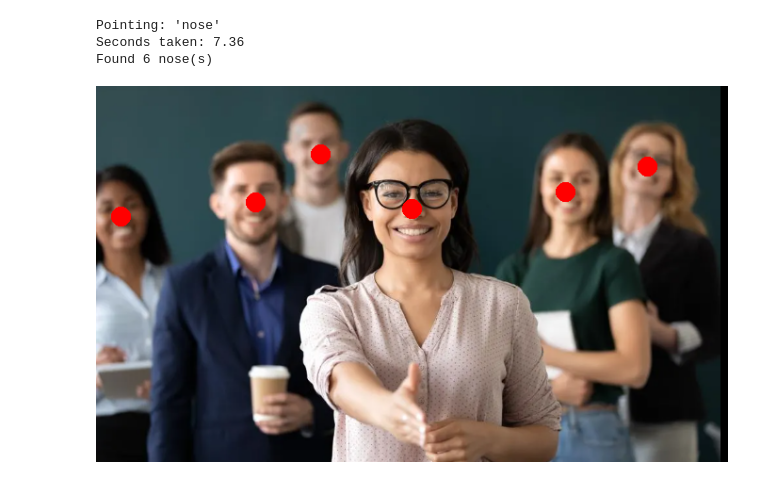
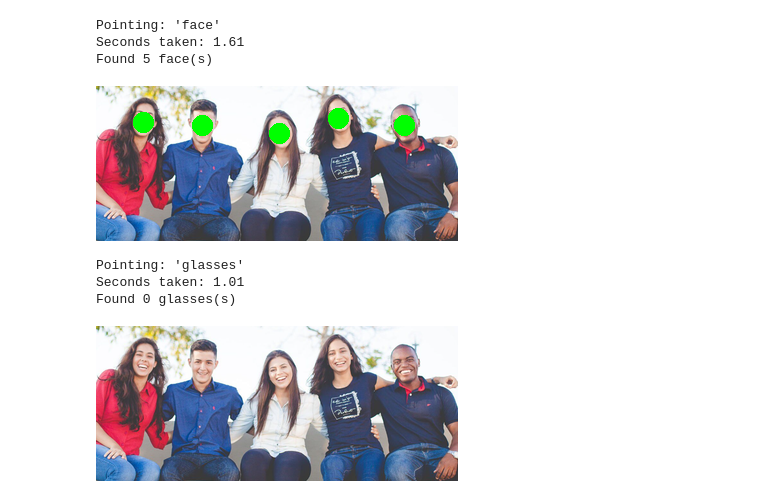
Before and after one commit to brockbrownwork/omnibot_2000, a Jupyter notebook: moondream_test.ipynb, the cells around one changed output. Drawn from its saved outputs; the diff is of its cells as text; code cells hidden in the pictures.

```diff
--- a/moondream_test.ipynb
+++ b/moondream_test.ipynb
@@ -12,6 +47,8 @@ model = AutoModelForCausalLM.from_pretrained(
     trust_remote_code=True,
     device_map={"": "cuda"}
 )
+# %%
+model.compile()
 # %%
 def point(thing_to_find, color = (0, 255, 0)):
     # Pointing
@@ -98,7 +103,14 @@ Found 6 hands(s)
-# %%
-point("nose", color = (255, 0, 0))
-# %% [output]
-Pointing: 'nose'
-Seconds taken: 7.36
-Found 6 nose(s)
-[figure, removed]
+# %%
+point("face")
+# %% [output]
+Pointing: 'face'
+Seconds taken: 1.61
+Found 5 face(s)
+[figure, added]
+# %%
+point("glasses")
+# %% [output]
+Pointing: 'glasses'
+Seconds taken: 1.01
+Found 0 glasses(s)
+[figure, added]
```
Also changed, not shown: parts of 14 cells of this notebook, 3 other files.
